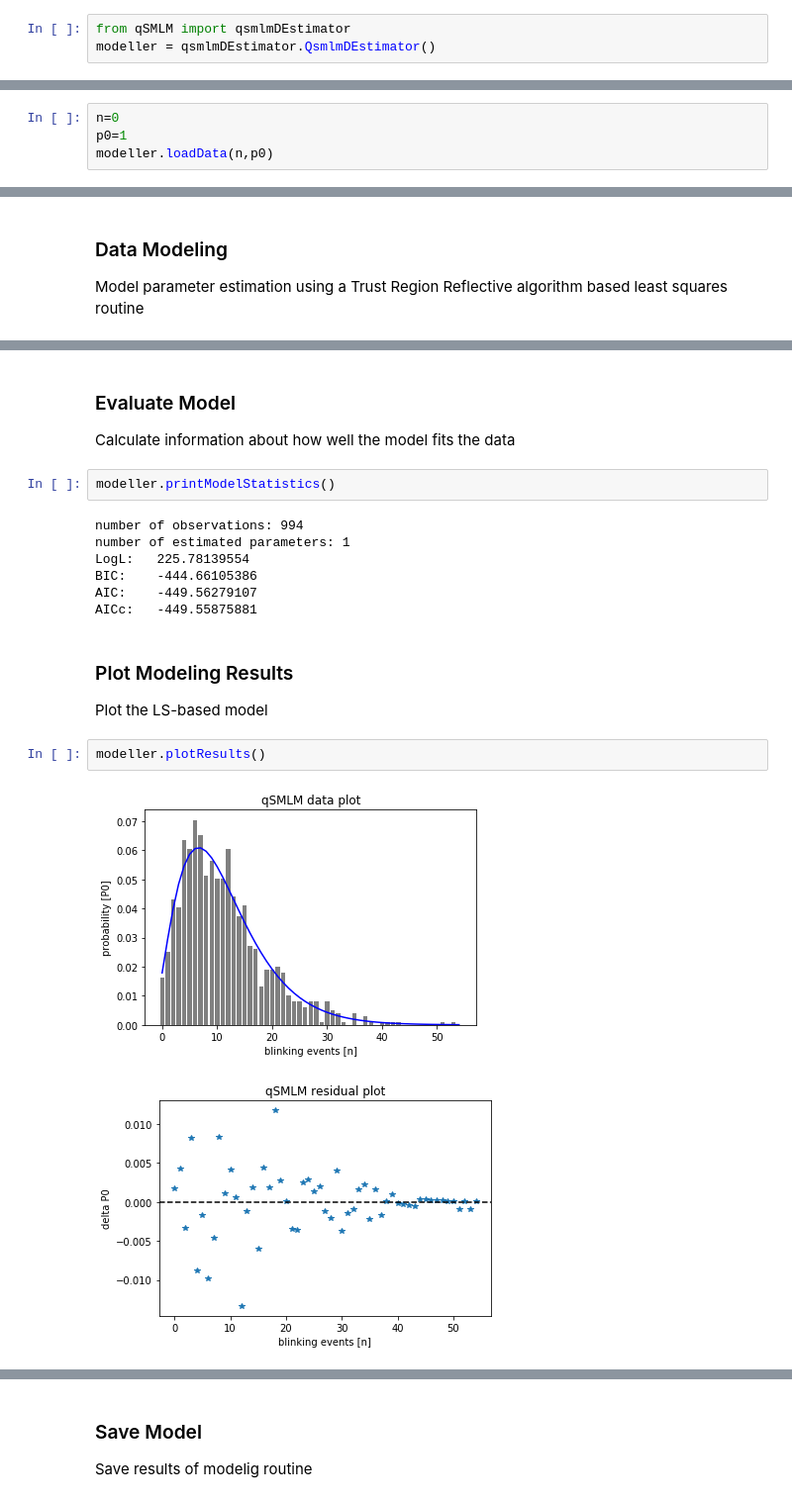
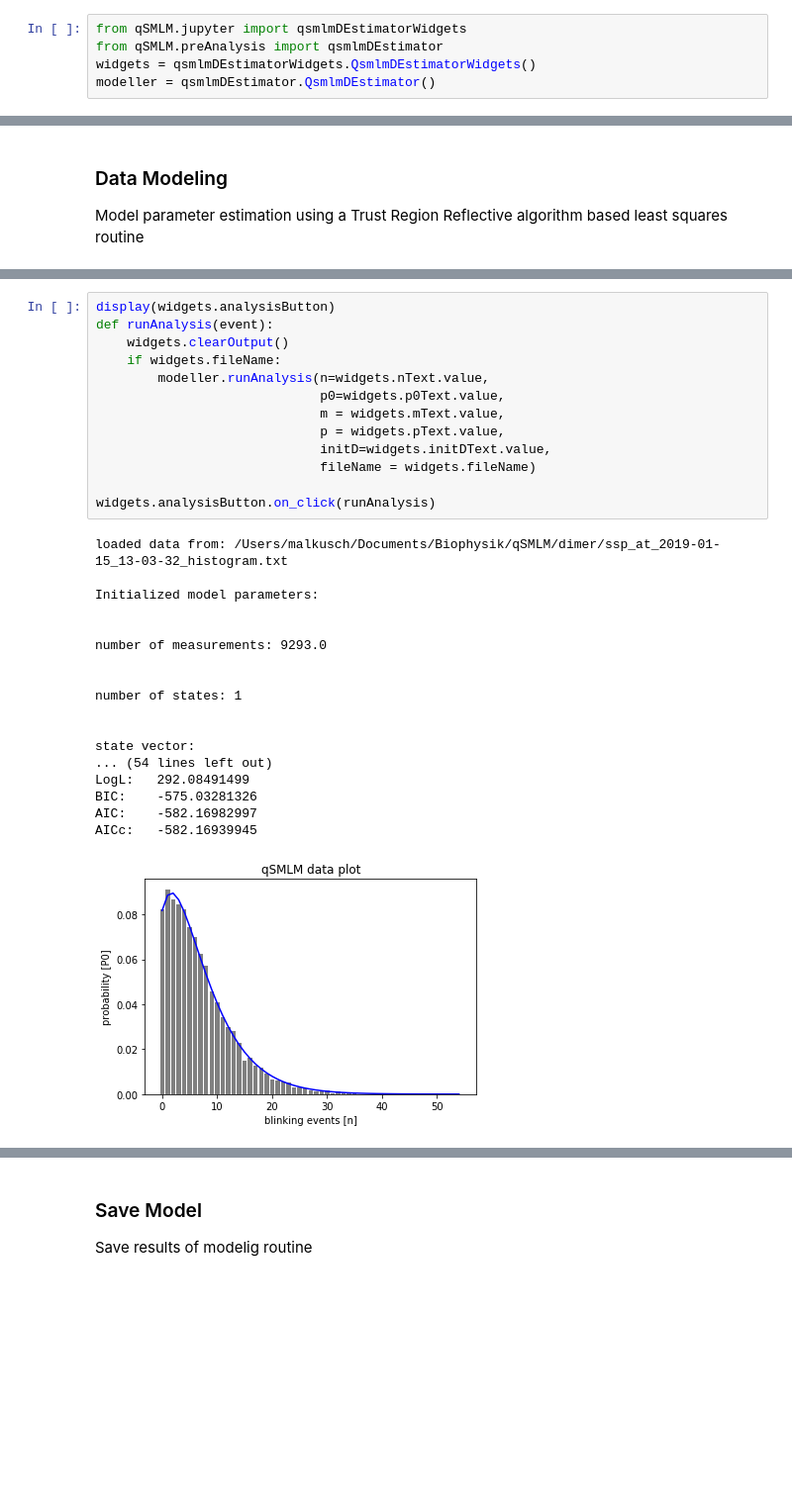
Before and after one commit to SMLMS/qSMLM, a Jupyter notebook: qSMLM_d_Estimator.ipynb, the cells around one changed output, grey strips where cells are left out. Shown: that part at 99% size. Cells and saved outputs as stored; diff of their text form; blank space fills up the shorter version.

Commit message:
restructured package and added widget support
Signed-off-by: Sebastian Malkusch <malkusch@chemie.uni-frankfurt.de>

```diff
--- a/qSMLM_d_Estimator.ipynb
+++ b/qSMLM_d_Estimator.ipynb
@@ -22,6 +22,8 @@ http://share.smb.uni-frankfurt.de
 # %% [markdown]
 ### Create Modelling System
 # %%
-from qSMLM import qsmlmDEstimator
+from qSMLM.jupyter import qsmlmDEstimatorWidgets
+from qSMLM.preAnalysis import qsmlmDEstimator
+widgets = qsmlmDEstimatorWidgets.QsmlmDEstimatorWidgets()
 modeller = qsmlmDEstimator.QsmlmDEstimator()
 # %% [output]
@@ -65,4 +49,0 @@ The histogram needs to exist of absolute event numbers (integer)
-# %%
-n=0
-p0=1
-modeller.loadData(n,p0)
@@ -97,20 +60,32 @@ errors:
-# %% [markdown]
-### Evaluate Model
-Calculate information about how well the model fits the data
-# %%
-modeller.printModelStatistics()
-# %% [output]
-number of observations: 994
-number of estimated parameters: 1
-LogL:   225.78139554
-BIC:    -444.66105386
-AIC:    -449.56279107
-AICc:   -449.55875881
-# %% [markdown]
-### Plot Modeling Results
-Plot the LS-based model
-# %%
-modeller.plotResults()
-# %% [output]
-[figure, removed]
-[figure, removed]
+# %%
+display(widgets.analysisButton)
+def runAnalysis(event):
+    widgets.clearOutput()
+    if widgets.fileName:
+        modeller.runAnalysis(n=widgets.nText.value,
+                             p0=widgets.p0Text.value,
+                             m = widgets.mText.value,
+                             p = widgets.pText.value,
+                             initD=widgets.initDText.value,
+                             fileName = widgets.fileName)
+
+widgets.analysisButton.on_click(runAnalysis)
+# %% [output]
+loaded data from: /Users/malkusch/Documents/Biophysik/qSMLM/dimer/ssp_at_2019-01-15_13-03-32_histogram.txt
+
+Initialized model parameters:
+
+
+number of measurements: 9293.0
+
+
+number of states: 1
+
+
+state vector:
+... (54 lines left out)
+LogL:   292.08491499
+BIC:    -575.03281326
+AIC:    -582.16982997
+AICc:   -582.16939945
+[figure, added]
```
Also changed, not shown: parts of 12 cells of this notebook, 16 other files.
